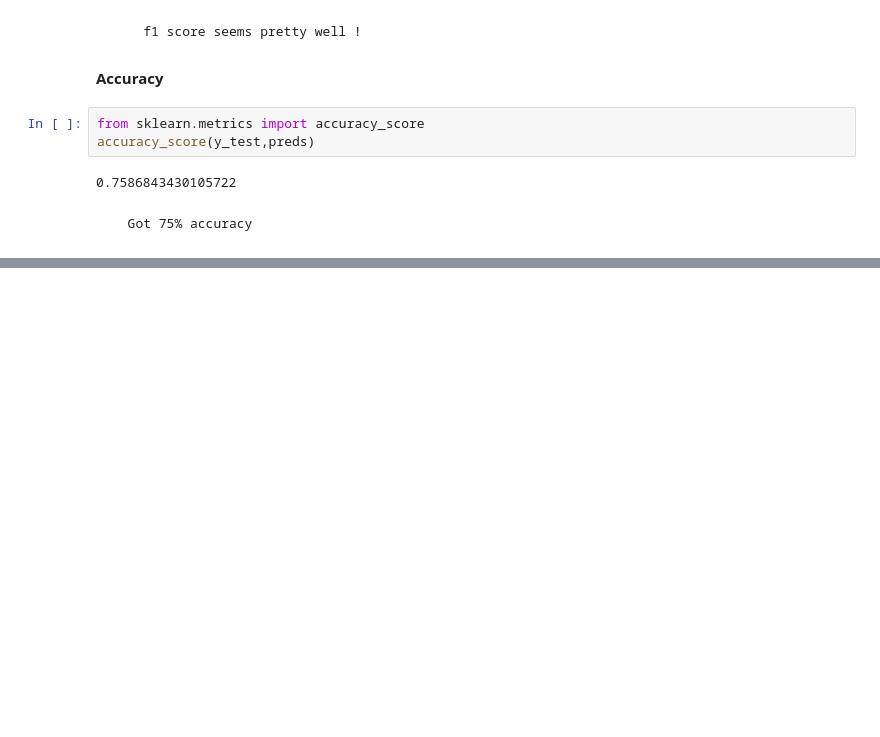
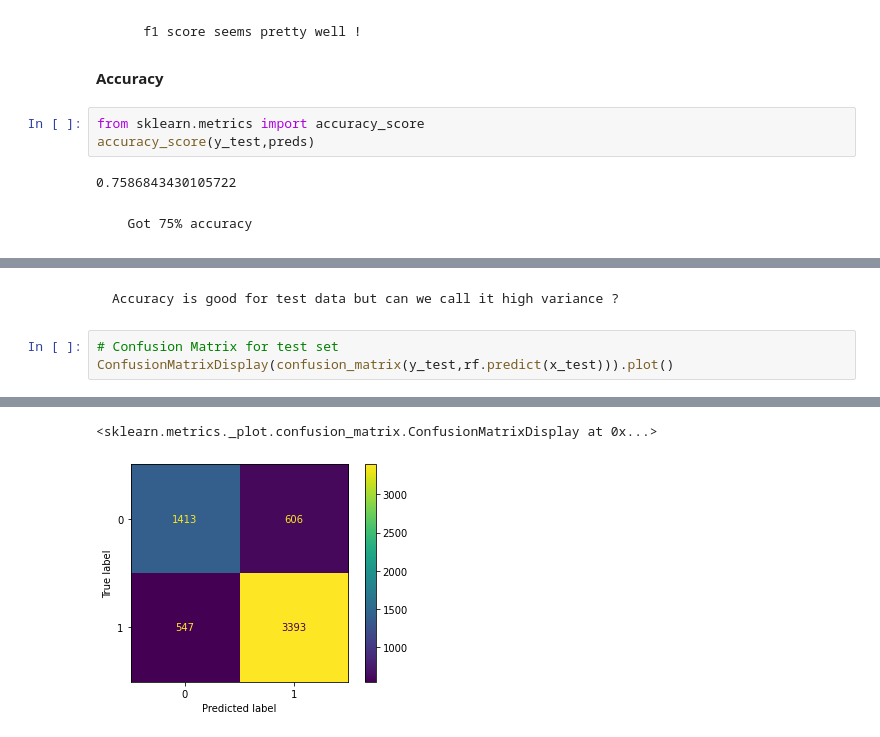
Before and after one commit to ajayn3300/Android-Authenticity-Prediction--Classification-, a Jupyter notebook: ANDRIOD_AUTHENTICITY_PREDICTION.ipynb, the cells around one changed output, grey strips where cells are left out. Cells and saved outputs as stored; diff of their text form; blank space fills up the shorter version.

```diff
--- a/ANDRIOD_AUTHENTICITY_PREDICTION.ipynb
+++ b/ANDRIOD_AUTHENTICITY_PREDICTION.ipynb
@@ -801,0 +895,6 @@ accuracy_score(y_test,preds)
+# %% [markdown]
+    Accuracy is good for test data but can we call it high variance ?
+# %%
+# Confusion Matrix for test set
+ConfusionMatrixDisplay(confusion_matrix(y_test,rf.predict(x_test))).plot()
+# %% [output]
@@ -801,0 +903,2 @@ accuracy_score(y_test,preds)
+<sklearn.metrics._plot.confusion_matrix.ConfusionMatrixDisplay at 0x...>
+[figure, added]
```
Also changed, not shown: parts of 29 cells of this notebook.
